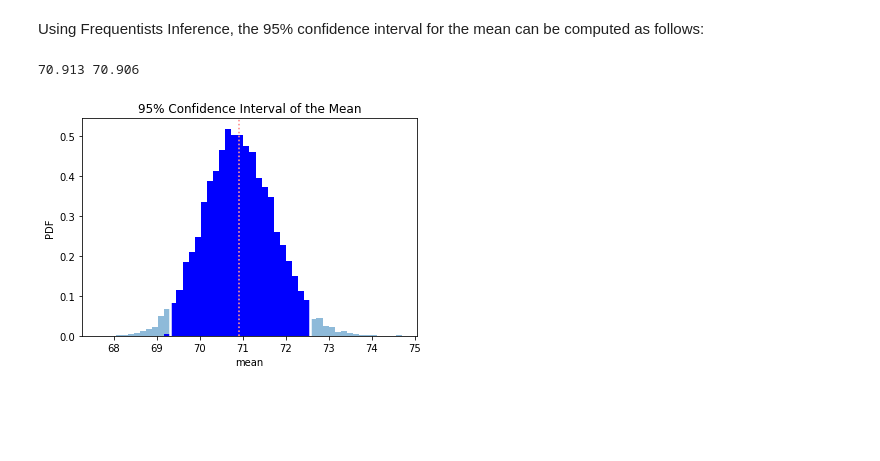
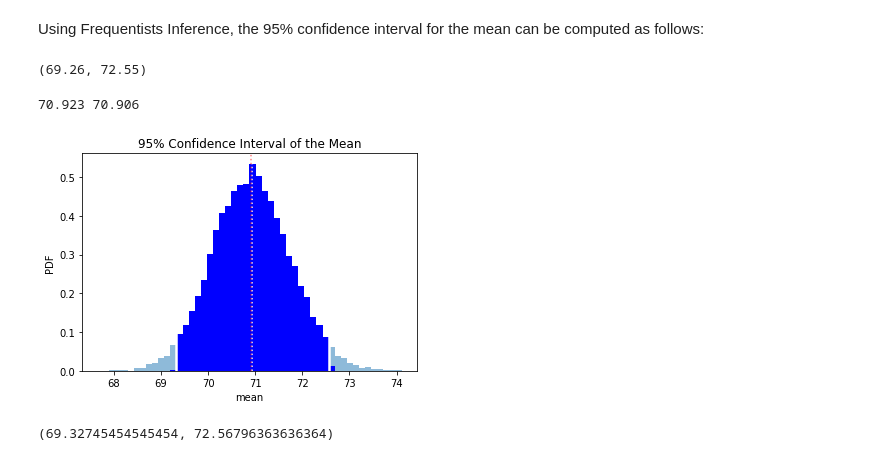
Before and after one commit to AHalarewicz/StudentLoanData, a Jupyter notebook: statistics.ipynb, the cells around one changed output. Drawn from its saved outputs; the diff is of its cells as text; code cells hidden in the pictures; blank space fills up the shorter version.

```diff
--- a/statistics.ipynb
+++ b/statistics.ipynb
@@ -212,12 +213,17 @@ Using Frequentists Inference, the 95% confidence interval for the mean can be co
 # %%
 # compute 95% confidence interval for the mean using Frequentist Inference
 freq_min, freq_max = frequentist_mean(us_sample)
+(freq_min.round(2), freq_max.round(2))
+# %% [output]
+(69.26, 72.55)
 # %%
 # compute 95% confidence interval for the mean using Bootstrap Statistics
 boot_dist, boot_min, boot_max = bootstrap_mean(us_sample)
+(boot_min, boot_max)
 # %% [output]
-70.913 70.906
+70.923 70.906
-[figure, old version]
+[figure, new version]
+(69.32745454545454, 72.56796363636364)
 # %%
 # compute 95% confidence interval for the mean using Bayesian Inference
 bayes_dist, bayes_min, bayes_max = bayesian_mean(us_sample)
```
Also changed, not shown: parts of 5 cells of this notebook.
